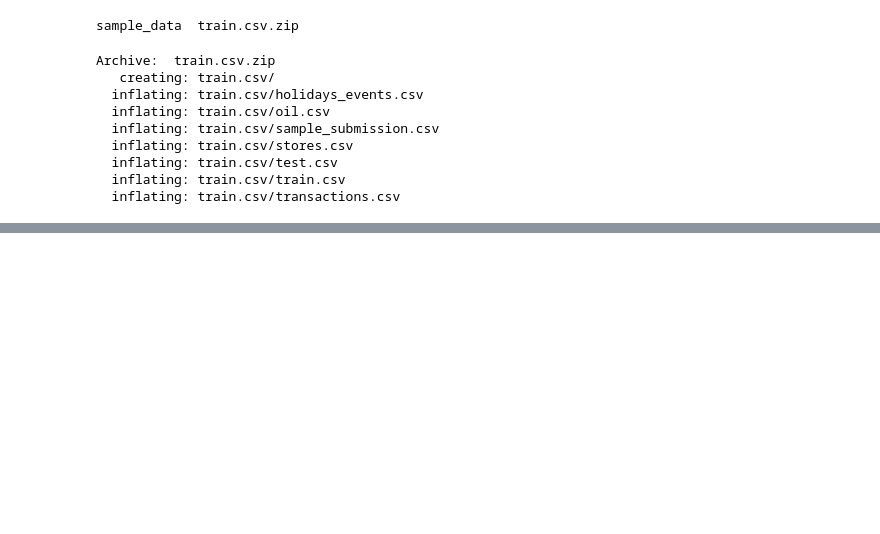
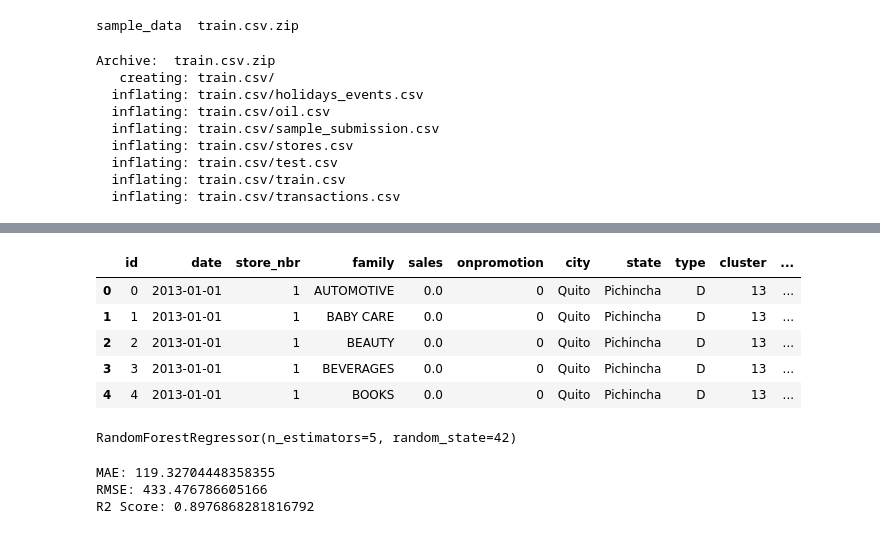
Before and after one commit to ashuuu2505-prog/Internship, a Jupyter notebook: Internship.ipynb, the cells around one changed output, grey strips where cells are left out. Cells and saved outputs as stored; diff of their text form; code cells hidden in the pictures; blank space fills up the shorter version.

```diff
--- a/Internship.ipynb
+++ b/Internship.ipynb
@@ -89,0 +100,22 @@ df = df.sort_values('date')
+# %%
+# Extract date features
+data['year'] = data['date'].dt.year
+data['month'] = data['date'].dt.month
+data['day'] = data['date'].dt.day
+data['dayofweek'] = data['date'].dt.dayofweek
+
+# Create lag features
+data['lag_1'] = data['sales'].shift(1)
+data['lag_7'] = data['sales'].shift(7)
+
+# Fill missing values again
+data.fillna(0, inplace=True)
+
+data.head()
+# %% [output]
+|  | id | date | store_nbr | family | sales | onpromotion | city | state | type | cluster | ... |
+| 0 | 0 | 2013-01-01 | 1 | AUTOMOTIVE | 0.0 | 0 | Quito | Pichincha | D | 13 | ... |
+| 1 | 1 | 2013-01-01 | 1 | BABY CARE | 0.0 | 0 | Quito | Pichincha | D | 13 | ... |
+| 2 | 2 | 2013-01-01 | 1 | BEAUTY | 0.0 | 0 | Quito | Pichincha | D | 13 | ... |
+| 3 | 3 | 2013-01-01 | 1 | BEVERAGES | 0.0 | 0 | Quito | Pichincha | D | 13 | ... |
+| 4 | 4 | 2013-01-01 | 1 | BOOKS | 0.0 | 0 | Quito | Pichincha | D | 13 | ... |
@@ -89,0 +145,13 @@ df = df.sort_values('date')
+# %%
+# Take small sample (VERY IMPORTANT)
+data_sample = data.sample(20000, random_state=42)
+
+X_sample = X.loc[data_sample.index]
+y_sample = y.loc[data_sample.index]
+
+from sklearn.ensemble import RandomForestRegressor
+
+model = RandomForestRegressor(n_estimators=5, random_state=42)
+model.fit(X_sample, y_sample)
+# %% [output]
+RandomForestRegressor(n_estimators=5, random_state=42)
@@ -90,3 +160,18 @@ df = df.sort_values('date')
+# %%
+from sklearn.metrics import mean_absolute_error, mean_squared_error, r2_score
+import numpy as np
+
+mae = mean_absolute_error(y_test, y_pred)
+rmse = np.sqrt(mean_squared_error(y_test, y_pred))
+r2 = r2_score(y_test, y_pred)
+
+print("MAE:", mae)
+print("RMSE:", rmse)
+print("R2 Score:", r2)
+# %% [output]
+MAE: 119.32704448358355
+RMSE: 433.476786605166
+R2 Score: 0.8976868281816792
 # %%
 import matplotlib.pyplot as plt
 
```
Also changed, not shown: parts of 29 cells of this notebook.
